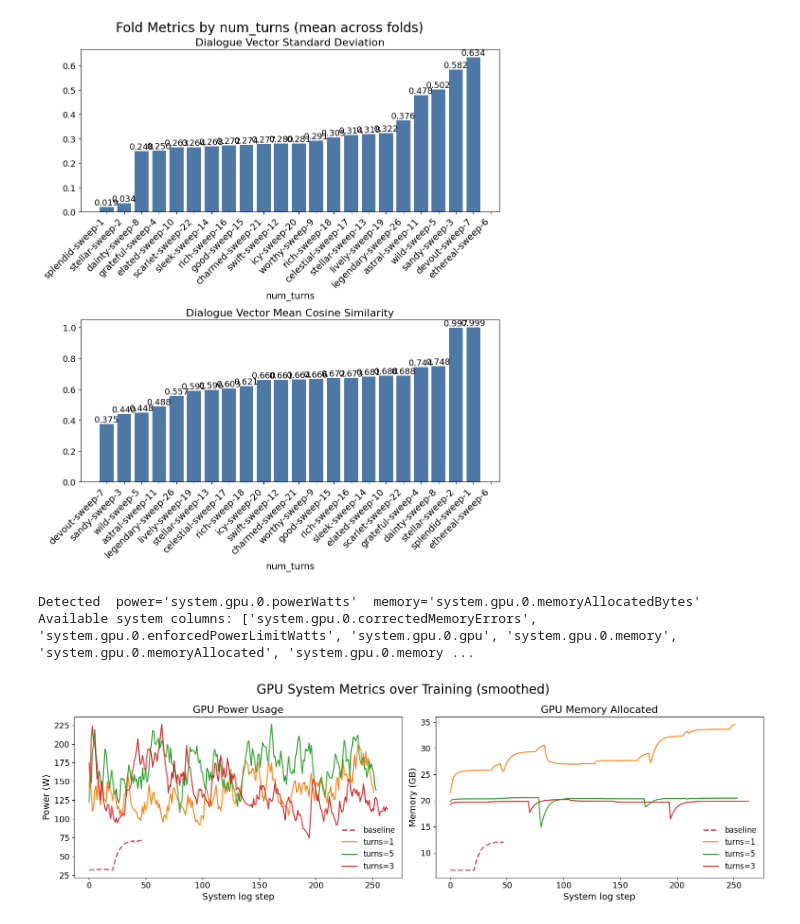
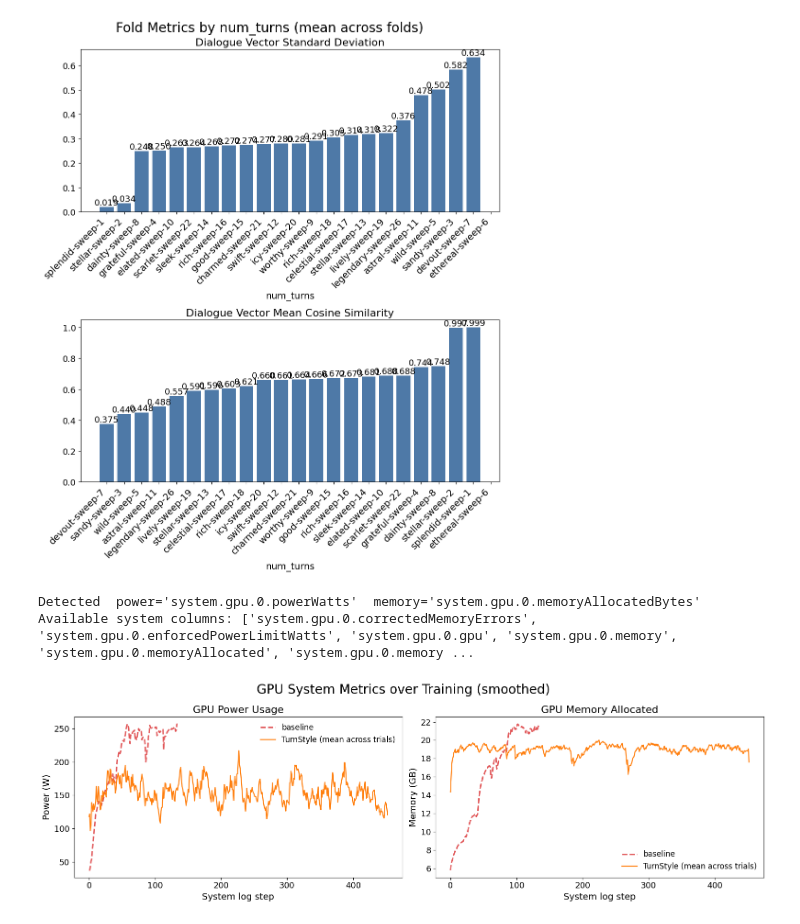
Before and after one commit to JackMclaughlin424/ms-capstone-TTS-natlang-styleprompts, a Jupyter notebook: src/style-prompt-generator/training_notebooks/results_visual.ipynb, the cells around one changed output. Drawn from its saved outputs; the diff is of its cells as text; code cells hidden in the pictures.

```diff
--- a/src/style-prompt-generator/training_notebooks/results_visual.ipynb
+++ b/src/style-prompt-generator/training_notebooks/results_visual.ipynb
@@ -213,14 +225,39 @@ def smooth(s, span=SMOOTH_SPAN):
     return s.dropna().reset_index(drop=True).ewm(span=span, min_periods=1).mean()
 
 # --- fetch system histories ---
-sys_data = {"baseline": pd.DataFrame(single_run.history(stream="system"))}
+# baseline: average system history across finished baseline sweep runs
+baseline_sys_frames = []
+for br in baseline_sweep.runs:
+    if br.state != "finished":
+        continue
+    run = api.run("/".join(br.path))
+    df  = pd.DataFrame(run.history(stream="system"))
+    if not df.empty:
+        baseline_sys_frames.append(df)
 
+if baseline_sys_frames:
+    # align by step index and average
+    baseline_sys = pd.concat(baseline_sys_frames).groupby(level=0).mean()
+else:
+    baseline_sys = pd.DataFrame()
+
+sys_data = {"baseline": baseline_sys}
+
+sys_data = {"baseline": baseline_sys}
+
+sweep_sys_frames = []
 for sweep_run in sweep.runs:
     if sweep_run.state != "finished":
         continue
     run = api.run("/".join(sweep_run.path))
-    n   = run.config.get("num_turns")
-    sys_data[f"turns={n}"] = pd.DataFrame(run.history(stream="system"))
+    df  = pd.DataFrame(run.history(stream="system"))
+    if not df.empty:
+        sweep_sys_frames.append(df)
+
+if sweep_sys_frames:
+    sys_data["TurnStyle (mean across trials)"] = pd.concat(sweep_sys_frames).groupby(level=0).mean()
+
+
 
 # detect column names from first non-empty df
 first_df  = next(df for df in sys_data.values() if not df.empty)
@@ -246,31 +283,31 @@ for label, df in sys_data.items():
     ls = "--" if label == "baseline" else "-"
 
     if power_col and power_col in df.columns:
         s = smooth(df[power_col])
         axes[0].plot(s.index, s.values, label=label, color=colors[label], lw=lw, ls=ls)
 
     if mem_col and mem_col in df.columns:
         s = smooth(df[mem_col])
         if s.max() > 1e6:
             s = s / 1e9
         axes[1].plot(s.index, s.values, label=label, color=colors[label], lw=lw, ls=ls)
 
 axes[0].set_title("GPU Power Usage", fontsize=16)
 axes[0].set_xlabel("System log step", fontsize=14)
 axes[0].set_ylabel("Power (W)", fontsize=14)
 axes[0].tick_params(labelsize=13)
 axes[0].legend(fontsize=12, frameon=False)
 
 axes[1].set_title("GPU Memory Allocated", fontsize=16)
 axes[1].set_xlabel("System log step", fontsize=14)
 axes[1].set_ylabel("Memory (GB)", fontsize=14)
 axes[1].tick_params(labelsize=13)
 axes[1].legend(fontsize=12, frameon=False)
 
 plt.tight_layout()
 plt.savefig(FIGURE_OUTPUT + "/" + "system_metrics.png", dpi=150, bbox_inches="tight")
 plt.show()
 # %% [output]
 Detected  power='system.gpu.0.powerWatts'  memory='system.gpu.0.memoryAllocatedBytes'
 Available system columns: ['system.gpu.0.correctedMemoryErrors', 'system.gpu.0.enforcedPowerLimitWatts', 'system.gpu.0.gpu', 'system.gpu.0.memory', 'system.gpu.0.memoryAllocated', 'system.gpu.0.memory ...
-[figure, old version]
+[figure, new version]
```
Also changed, not shown: parts of 5 cells of this notebook, 1 other file.
